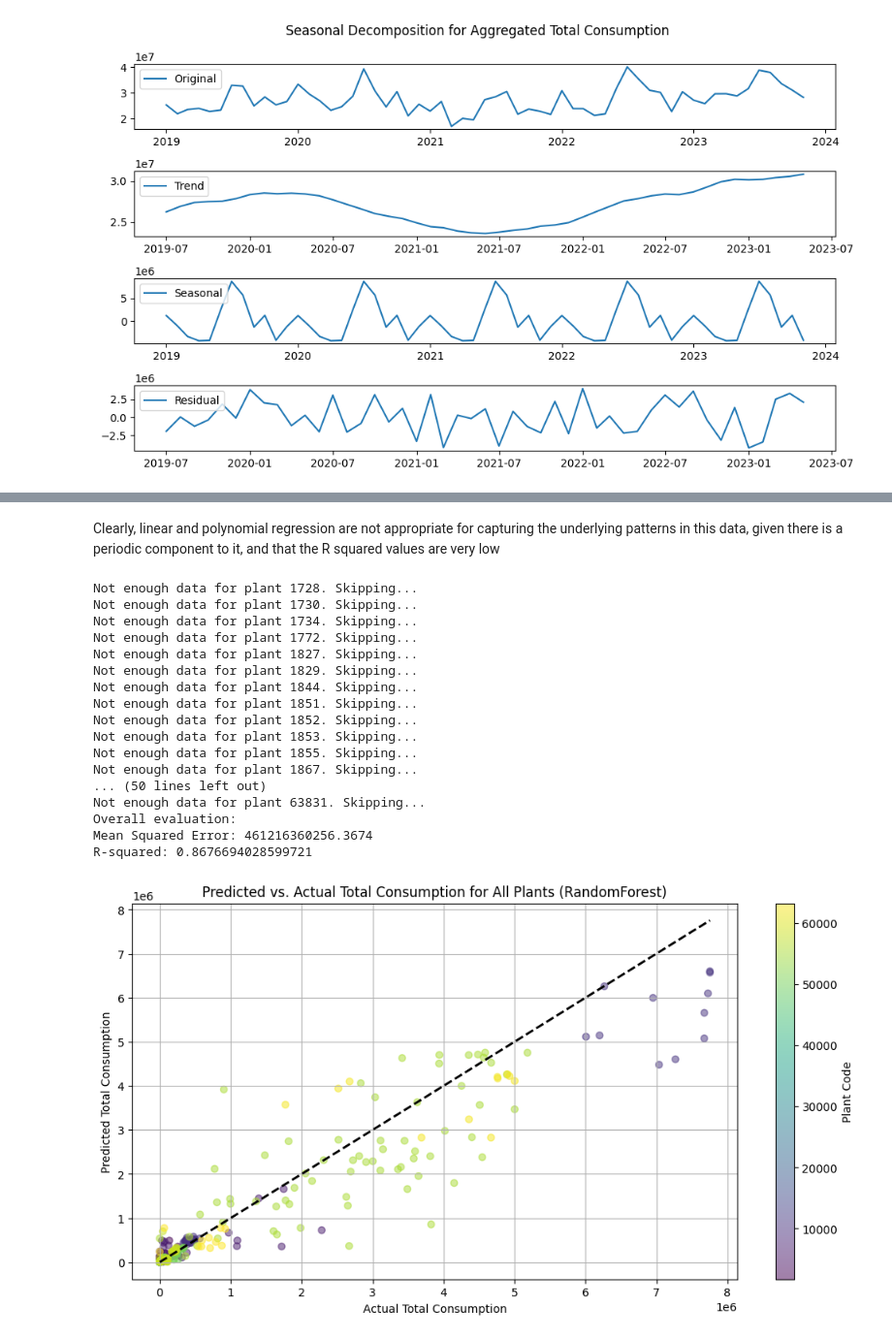
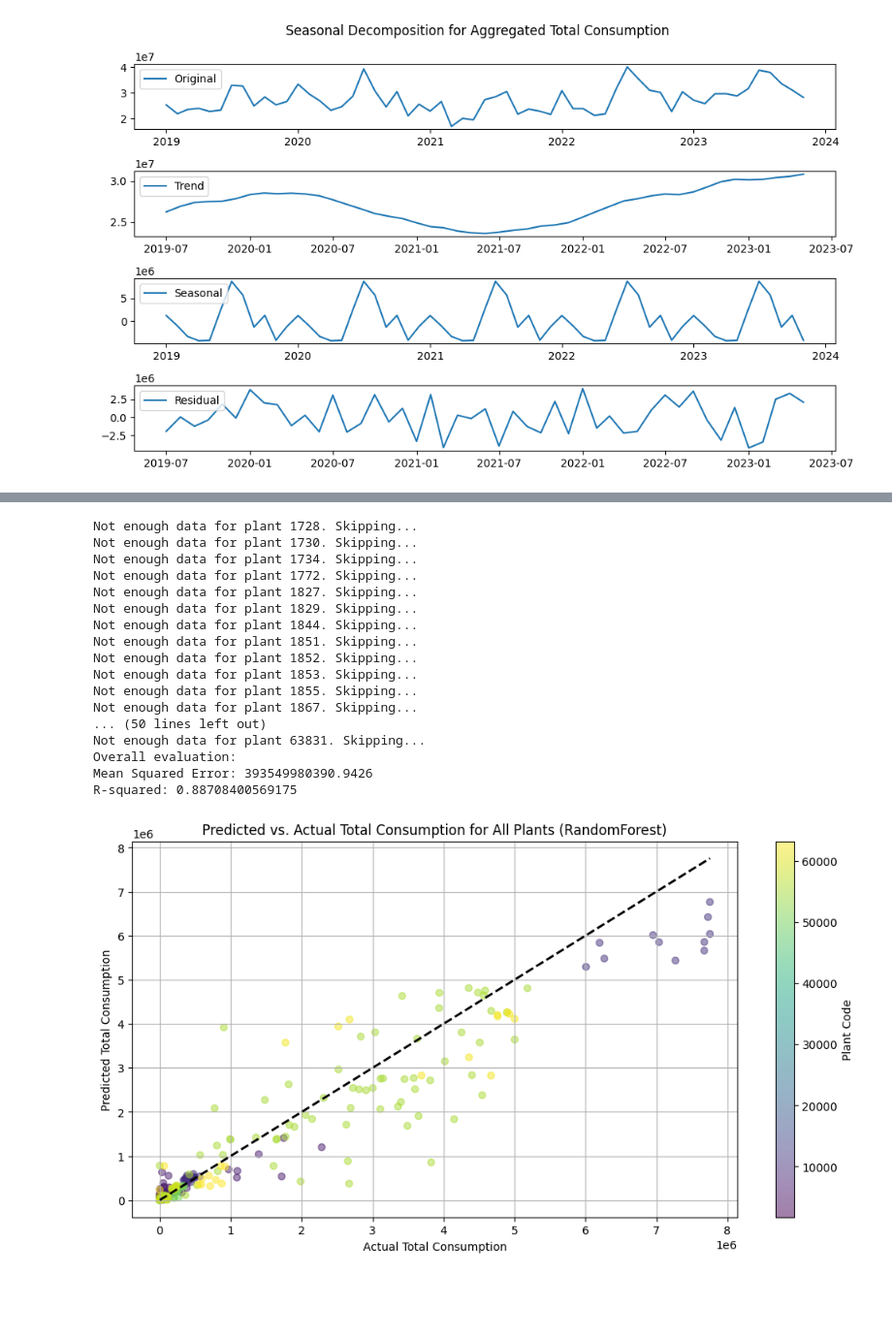
Before and after one commit to nblakkanesser/MADS_Milestone2, a Jupyter notebook: Analysis/Supervised_Analysis.ipynb, the cells around one changed output, grey strips where cells are left out. Shown at 97% size. Drawn from its saved outputs; the diff is of its cells as text; code cells hidden in the pictures; blank space fills up the shorter version.

```diff
--- a/Analysis/Supervised_Analysis.ipynb
+++ b/Analysis/Supervised_Analysis.ipynb
@@ -95,7 +95,7 @@ for plant_code, plant_data in grouped_data:
     y = plant_data['total-consumption']
 
     # Define the time periods for training and testing
-    start_train = '2020-01-01'
+    start_train = '2019-01-01'
     end_train = '2022-12-31'
     start_test = '2023-01-01'
     end_test = '2023-12-31'
@@ -204,7 +204,7 @@ for plant_code, plant_data in grouped_data:
     periods = plant_data['period']
 
     # Define the time periods for training and testing
-    start_train = '2020-01-01'
+    start_train = '2019-01-01'
     end_train = '2022-12-31'
     start_test = '2023-01-01'
     end_test = '2023-12-31'
@@ -310,7 +310,7 @@ for plant_code, plant_data in grouped_data:
     y = plant_data['total-consumption']
 
     # Define the time periods for training and testing
-    start_train = '2020-01-01'
+    start_train = '2019-01-01'
     end_train = '2022-12-31'
     start_test = '2023-01-01'
     end_test = '2023-12-31'
@@ -403,5 +403,3 @@ R-squared: 0.8051797539251465
-# %% [markdown]
-Clearly, linear and polynomial regression are not appropriate for capturing the underlying patterns in this data, given there is a periodic component to it, and that the R squared values are very low
 # %%
 # Group data by plant code
 grouped_data = data.groupby('plantCode')
@@ -426,7 +424,7 @@ for plant_code, plant_data in grouped_data:
     y = plant_data['total-consumption']
 
     # Define the time periods for training and testing
-    start_train = '2020-01-01'
+    start_train = '2019-01-01'
     end_train = '2022-12-31'
     start_test = '2023-01-01'
     end_test = '2023-12-31'
@@ -478,33 +476,33 @@ r2_all = r2_score(actual_consumption_all, predicted_consumption_all)
 print('Overall evaluation:')
 print(f'Mean Squared Error: {mse_all}')
 print(f'R-squared: {r2_all}')
 
 # Plotting the predicted vs. actual total consumption for all plants
 plt.figure(figsize=(12, 6))
 plt.scatter(actual_consumption_all, predicted_consumption_all, c=plant_colors, cmap='viridis', alpha=0.5)
 plt.plot([min(actual_consumption_all), max(actual_consumption_all)], [min(actual_consumption_all), max(actual_consumption_all)], 'k--', lw=2)  # Plotting the diagonal line
 plt.title('Predicted vs. Actual Total Consumption for All Plants (RandomForest)')
 plt.xlabel('Actual Total Consumption')
 plt.ylabel('Predicted Total Consumption')
 plt.grid(True)
 plt.colorbar(label='Plant Code')
 plt.show()
 # %% [output]
 Not enough data for plant 1728. Skipping...
 Not enough data for plant 1730. Skipping...
 Not enough data for plant 1734. Skipping...
 Not enough data for plant 1772. Skipping...
 Not enough data for plant 1827. Skipping...
 Not enough data for plant 1829. Skipping...
 Not enough data for plant 1844. Skipping...
 Not enough data for plant 1851. Skipping...
 Not enough data for plant 1852. Skipping...
 Not enough data for plant 1853. Skipping...
 Not enough data for plant 1855. Skipping...
 Not enough data for plant 1867. Skipping...
 ... (50 lines left out)
 Not enough data for plant 63831. Skipping...
 Overall evaluation:
-Mean Squared Error: 461216360256.3674
-R-squared: 0.8676694028599721
+Mean Squared Error: 393549980390.9426
+R-squared: 0.88708400569175
-[figure, old version]
+[figure, new version]
```
Also changed, not shown: parts of 6 cells of this notebook.
